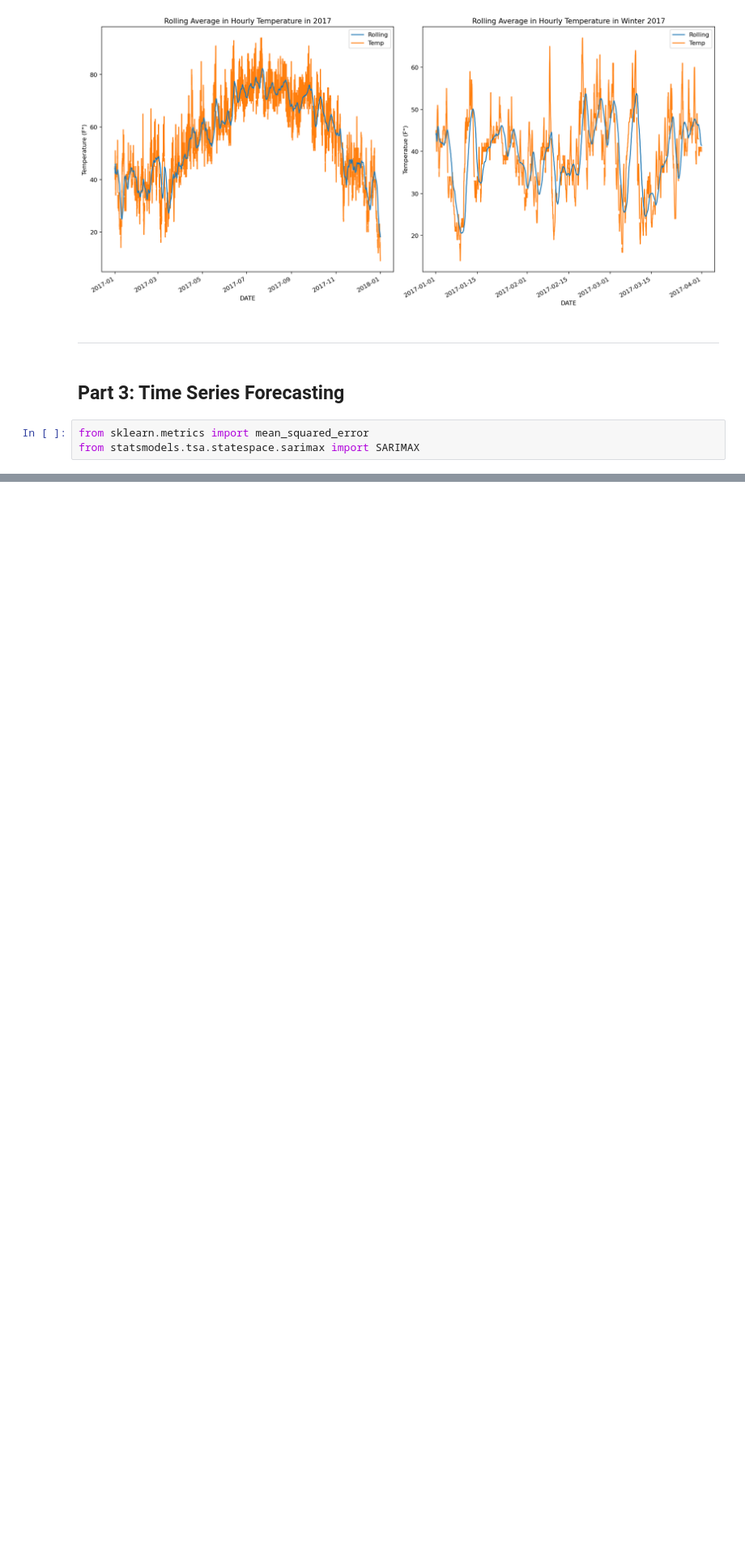
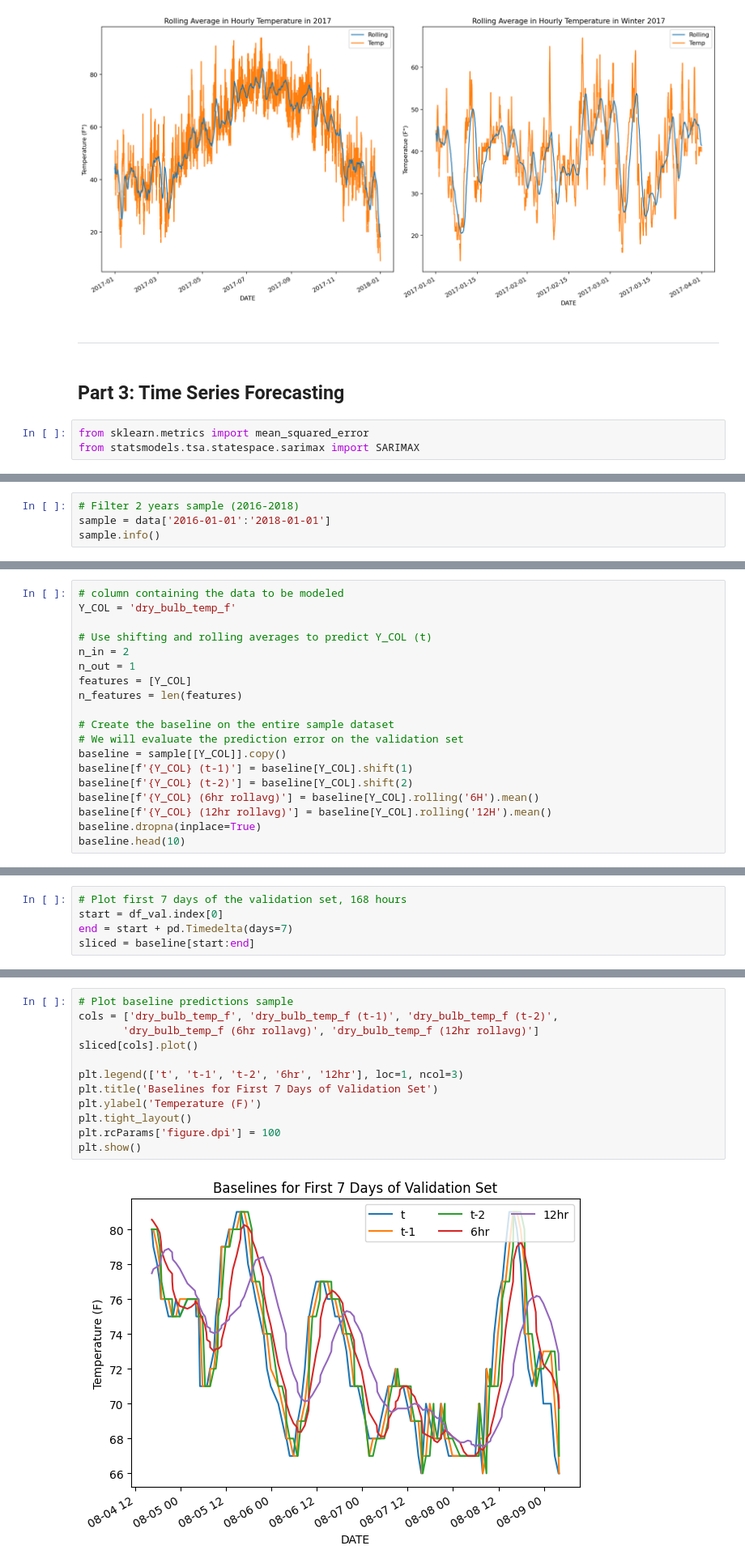
Before and after one commit to azharfachrezi/NOOA-Weather-Data-Analysis---JFK-Airport-New-York-, a Jupyter notebook: weather_data_analysis.ipynb, the cells around one changed output, grey strips where cells are left out. Shown at 81% size. Cells and saved outputs as stored; diff of their text form; blank space fills up the shorter version.

Commit message:
exploring baseline and RMSE calculation for 7 days timeframe

```diff
--- a/weather_data_analysis.ipynb
+++ b/weather_data_analysis.ipynb
@@ -557,0 +560,4 @@ from statsmodels.tsa.statespace.sarimax import SARIMAX
+# %%
+# Filter 2 years sample (2016-2018)
+sample = data['2016-01-01':'2018-01-01']
+sample.info()
@@ -557,0 +631,19 @@ from statsmodels.tsa.statespace.sarimax import SARIMAX
+# %%
+# column containing the data to be modeled
+Y_COL = 'dry_bulb_temp_f'
+
+# Use shifting and rolling averages to predict Y_COL (t)
+n_in = 2
+n_out = 1
+features = [Y_COL]
+n_features = len(features)
+
+# Create the baseline on the entire sample dataset
+# We will evaluate the prediction error on the validation set
+baseline = sample[[Y_COL]].copy()
+baseline[f'{Y_COL} (t-1)'] = baseline[Y_COL].shift(1)
+baseline[f'{Y_COL} (t-2)'] = baseline[Y_COL].shift(2)
+baseline[f'{Y_COL} (6hr rollavg)'] = baseline[Y_COL].rolling('6H').mean()
+baseline[f'{Y_COL} (12hr rollavg)'] = baseline[Y_COL].rolling('12H').mean()
+baseline.dropna(inplace=True)
+baseline.head(10)
@@ -557,0 +665,5 @@ from statsmodels.tsa.statespace.sarimax import SARIMAX
+# %%
+# Plot first 7 days of the validation set, 168 hours
+start = df_val.index[0]
+end = start + pd.Timedelta(days=7)
+sliced = baseline[start:end]
@@ -557,0 +685,14 @@ from statsmodels.tsa.statespace.sarimax import SARIMAX
+# %%
+# Plot baseline predictions sample
+cols = ['dry_bulb_temp_f', 'dry_bulb_temp_f (t-1)', 'dry_bulb_temp_f (t-2)',
+       'dry_bulb_temp_f (6hr rollavg)', 'dry_bulb_temp_f (12hr rollavg)']
+sliced[cols].plot()
+
+plt.legend(['t', 't-1', 't-2', '6hr', '12hr'], loc=1, ncol=3)
+plt.title('Baselines for First 7 Days of Validation Set')
+plt.ylabel('Temperature (F)')
+plt.tight_layout()
+plt.rcParams['figure.dpi'] = 100
+plt.show()
+# %% [output]
+[figure, added]
```
Also changed, not shown: parts of 14 cells of this notebook.
